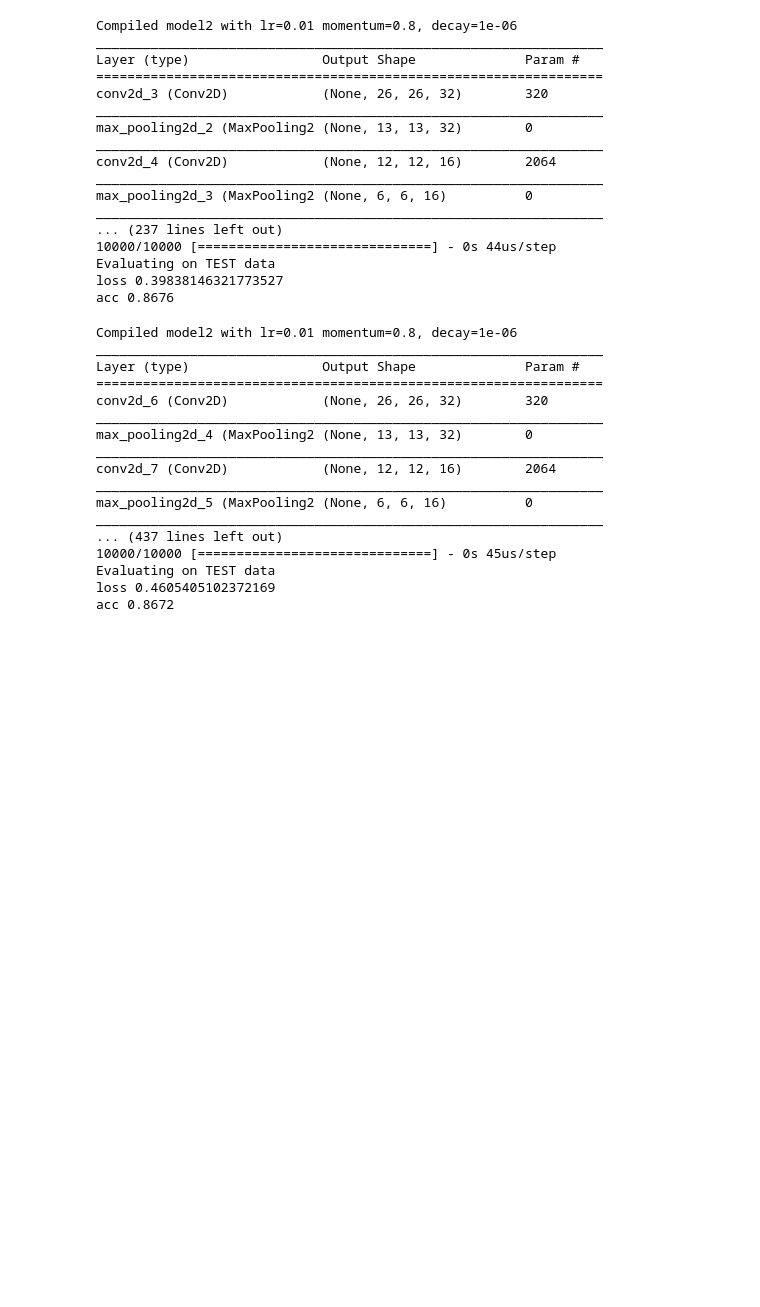
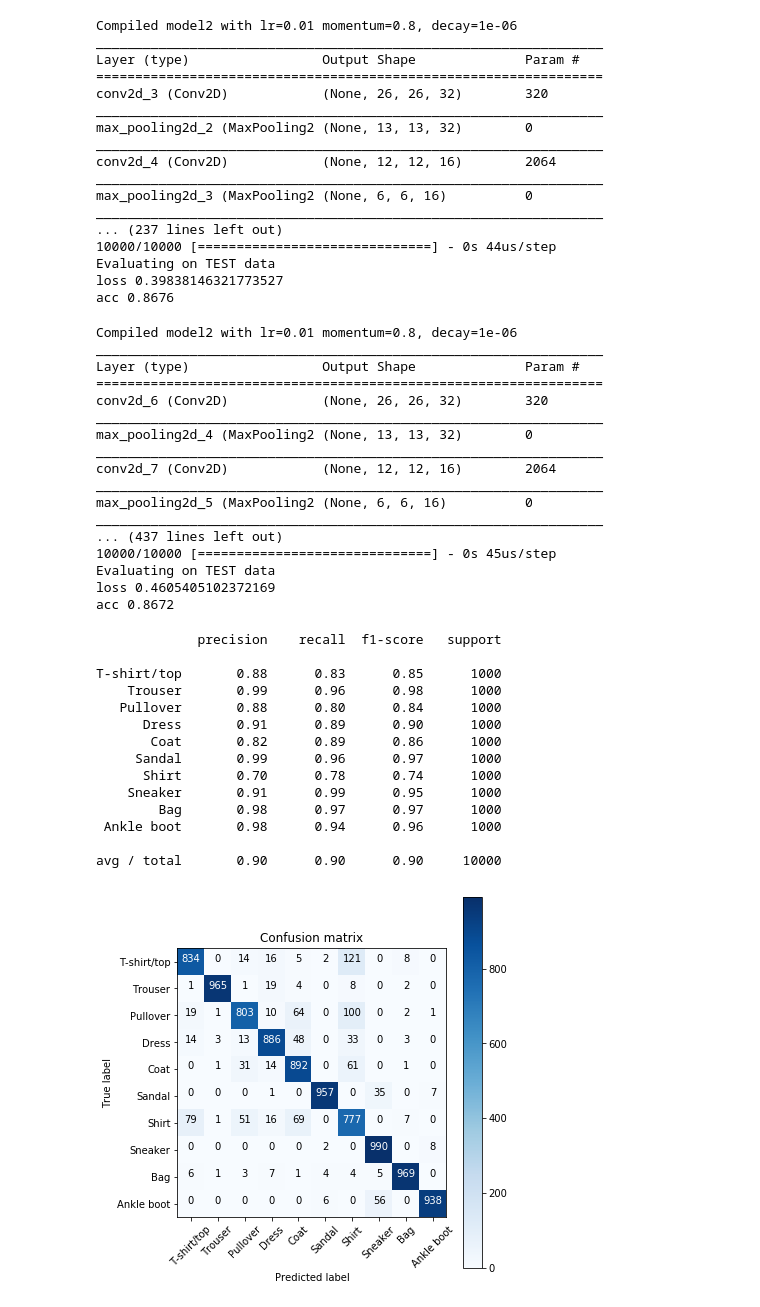
Before and after one commit to alum/fashion-mnist-cnn, a Jupyter notebook: Fashion-MNIST-CNN.ipynb, the cells around one changed output. Saved outputs shown, nothing was run; the diff lists cells and outputs as text; code cells hidden in the pictures; blank space fills up the shorter version.

Commit message:
Confusion matrix

```diff
--- a/Fashion-MNIST-CNN.ipynb
+++ b/Fashion-MNIST-CNN.ipynb
@@ -513,14 +515,10 @@ acc 0.8676
 # %%
 epochs = 100
 batch_size = 128
-run(
-    model2(
-        learning_rate=0.01, momentum=0.8),
-    epochs=epochs, batch_size=batch_size, eval_test=True)
-run_model3(
-    model3(
-        learning_rate=0.001, momentum=0.9
-    ), epochs=epochs, batch_size=batch_size, eval_test=True)
+m2 = model2(learning_rate=0.01, momentum=0.8)
+run(m2, epochs=epochs, batch_size=batch_size, eval_test=True)
+m3 = model3(learning_rate=0.001, momentum=0.9)
+run_model3(m3, epochs=epochs, batch_size=batch_size, eval_test=True)
 # %% [output]
 Compiled model2 with lr=0.01 momentum=0.8, decay=1e-06
 _________________________________________________________________
@@ -539,3 +537,71 @@ _________________________________________________________________
 Evaluating on TEST data
 loss 0.4605405102372169
 acc 0.8672
+# %%
+# Plot metrics and confusion matrix
+# Adapted from https://scikit-learn.org/stable/auto_examples/model_selection/plot_confusion_matrix.html
+def plot_confusion_matrix(cm, classes,
+                          normalize=False,
+                          title='Confusion matrix',
+                          cmap=plt.cm.Blues):
+    """
+    This function prints and plots the confusion matrix.
+    Normalization can be applied by setting `normalize=True`.
+    """
+    if normalize:
+        cm = cm.astype('float') / cm.sum(axis=1)[:, np.newaxis]
+#         print("Normalized confusion matrix")
+#     else:
+#         print('Confusion matrix, without normalization')
+
+#     print(cm)
+
+    plt.imshow(cm, interpolation='nearest', cmap=cmap)
+    plt.title(title)
+    plt.colorbar()
+    tick_marks = np.arange(len(classes))
+    plt.xticks(tick_marks, classes, rotation=45)
+    plt.yticks(tick_marks, classes)
+
+    fmt = '.2f' if normalize else 'd'
+    thresh = cm.max() / 2.
+    for i, j in itertools.product(range(cm.shape[0]), range(cm.shape[1])):
+        plt.text(j, i, format(cm[i, j], fmt),
+                 horizontalalignment="center",
+                 color="white" if cm[i, j] > thresh else "black")
+
+    plt.ylabel('True label')
+    plt.xlabel('Predicted label')
+    plt.tight_layout()
+
+
+
+y_pred_classes = np.argmax(m2.predict(x_test), axis=1)
+y_test_classes = np.argmax(y_test, axis=1)
+
+classes = ["T-shirt/top", "Trouser", "Pullover", "Dress", "Coat", "Sandal", "Shirt", "Sneaker", "Bag", "Ankle boot"]
+print(classification_report(y_test_classes, y_pred_classes, target_names=classes))
+
+cm = confusion_matrix(y_test_classes, y_pred_classes)
+plt.figure(figsize=(6,6))
+plot_confusion_matrix(cm, classes)
+plt.figure(figsize=(6,6))
+plot_confusion_matrix(cm, classes, normalize=True)
+plt.savefig('confusion_matrix.png', format='png', dpi=150)
+plt.show()
+# %% [output]
+             precision    recall  f1-score   support
+
+T-shirt/top       0.88      0.83      0.85      1000
+    Trouser       0.99      0.96      0.98      1000
+   Pullover       0.88      0.80      0.84      1000
+      Dress       0.91      0.89      0.90      1000
+       Coat       0.82      0.89      0.86      1000
+     Sandal       0.99      0.96      0.97      1000
+      Shirt       0.70      0.78      0.74      1000
+    Sneaker       0.91      0.99      0.95      1000
+        Bag       0.98      0.97      0.97      1000
+ Ankle boot       0.98      0.94      0.96      1000
+
+avg / total       0.90      0.90      0.90     10000
+[figure, added]
```
Also changed, not shown: parts of 4 cells of this notebook.
